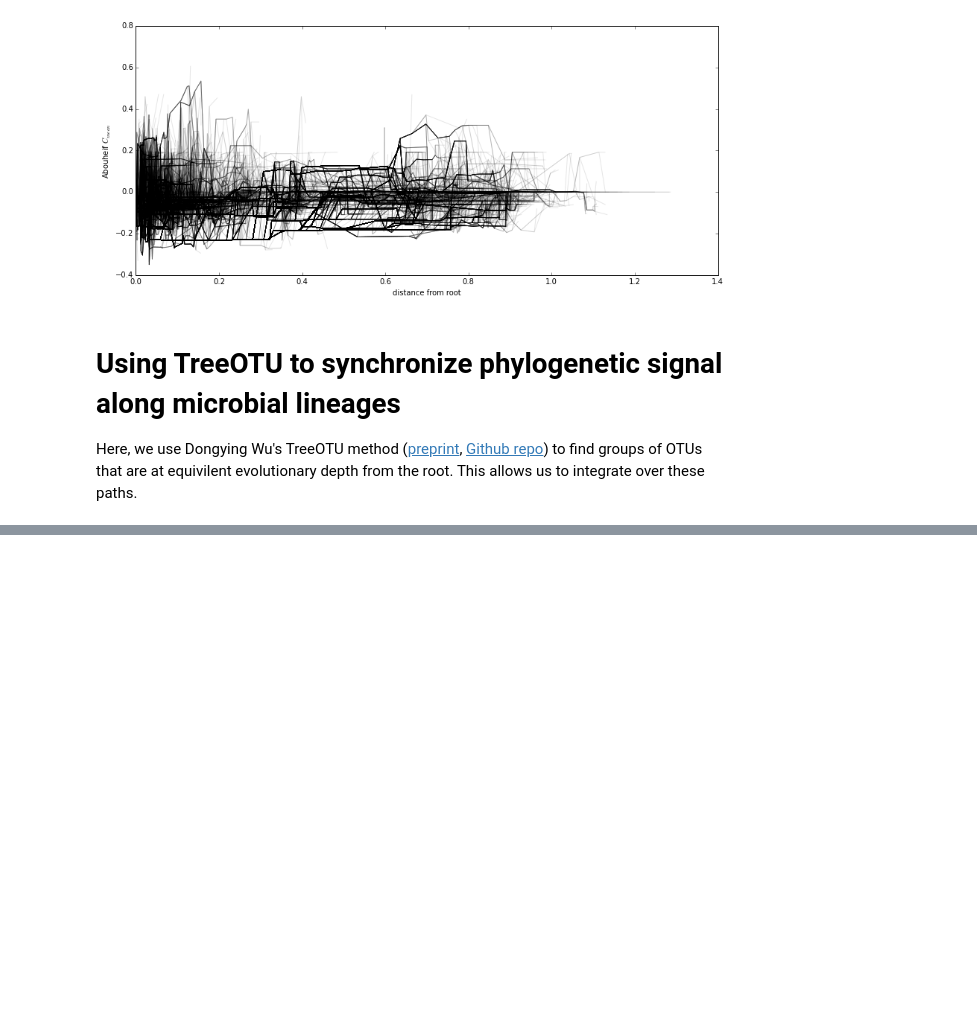
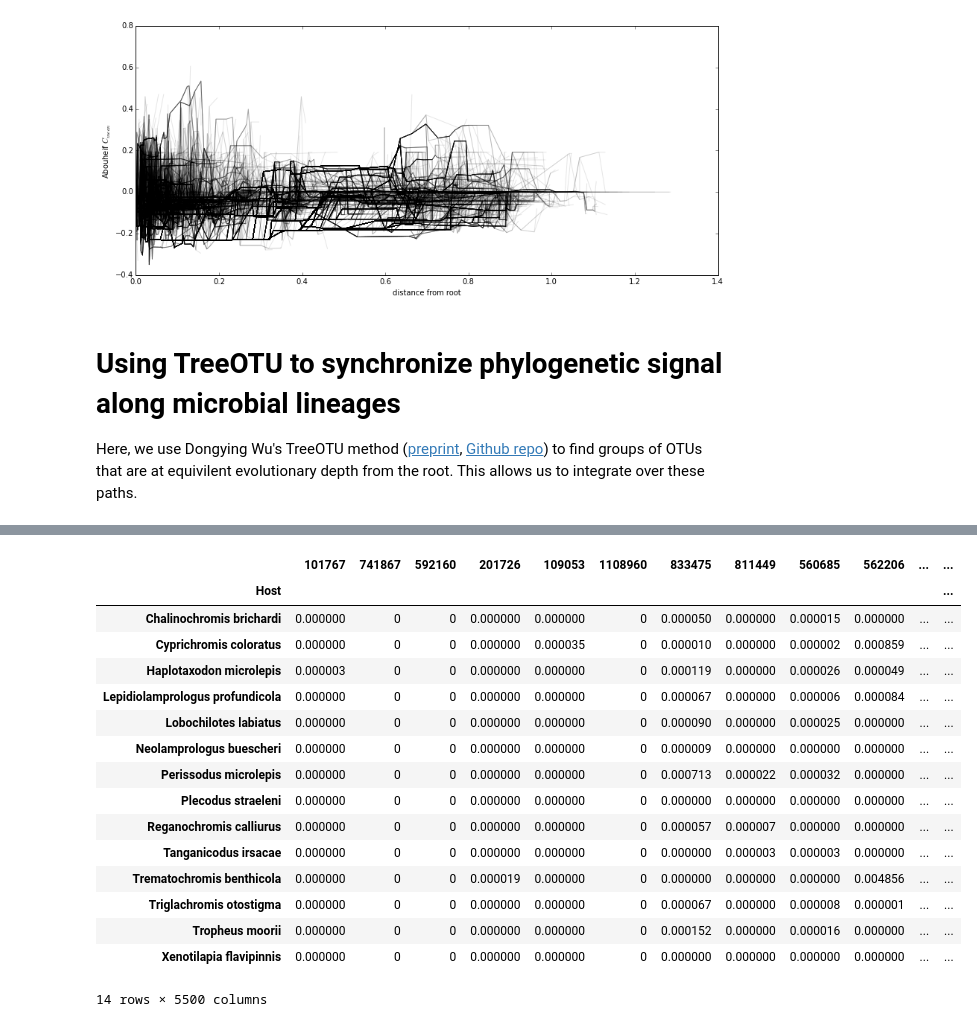
Before and after one commit to ryneches/fishpoo, a Jupyter notebook: fishpoo.ipynb, the cells around one changed output, grey strips where cells are left out. Drawn from its saved outputs; the diff is of its cells as text; code cells hidden in the pictures; blank space fills up the shorter version.

```diff
--- a/fishpoo.ipynb
+++ b/fishpoo.ipynb
@@ -1186,0 +1248,20 @@ array([ 0.    ,  0.1111,  0.2222,  0.3333,  0.4444,  0.5555,  0.6666,
+# %%
+merged_counts
+# %% [output]
+|  | 101767 | 741867 | 592160 | 201726 | 109053 | 1108960 | 833475 | 811449 | 560685 | 562206 | ... | ... |
+| Host |  |  |  |  |  |  |  |  |  |  |  | ... |
+| Chalinochromis brichardi | 0.000000 | 0 | 0 | 0.000000 | 0.000000 | 0 | 0.000050 | 0.000000 | 0.000015 | 0.000000 | ... | ... |
+| Cyprichromis coloratus | 0.000000 | 0 | 0 | 0.000000 | 0.000035 | 0 | 0.000010 | 0.000000 | 0.000002 | 0.000859 | ... | ... |
+| Haplotaxodon microlepis | 0.000003 | 0 | 0 | 0.000000 | 0.000000 | 0 | 0.000119 | 0.000000 | 0.000026 | 0.000049 | ... | ... |
+| Lepidiolamprologus profundicola | 0.000000 | 0 | 0 | 0.000000 | 0.000000 | 0 | 0.000067 | 0.000000 | 0.000006 | 0.000084 | ... | ... |
+| Lobochilotes labiatus | 0.000000 | 0 | 0 | 0.000000 | 0.000000 | 0 | 0.000090 | 0.000000 | 0.000025 | 0.000000 | ... | ... |
+| Neolamprologus buescheri | 0.000000 | 0 | 0 | 0.000000 | 0.000000 | 0 | 0.000009 | 0.000000 | 0.000000 | 0.000000 | ... | ... |
+| Perissodus microlepis | 0.000000 | 0 | 0 | 0.000000 | 0.000000 | 0 | 0.000713 | 0.000022 | 0.000032 | 0.000000 | ... | ... |
+| Plecodus straeleni | 0.000000 | 0 | 0 | 0.000000 | 0.000000 | 0 | 0.000000 | 0.000000 | 0.000000 | 0.000000 | ... | ... |
+| Reganochromis calliurus | 0.000000 | 0 | 0 | 0.000000 | 0.000000 | 0 | 0.000057 | 0.000007 | 0.000000 | 0.000000 | ... | ... |
+| Tanganicodus irsacae | 0.000000 | 0 | 0 | 0.000000 | 0.000000 | 0 | 0.000000 | 0.000003 | 0.000003 | 0.000000 | ... | ... |
+| Trematochromis benthicola | 0.000000 | 0 | 0 | 0.000019 | 0.000000 | 0 | 0.000000 | 0.000000 | 0.000000 | 0.004856 | ... | ... |
+| Triglachromis otostigma | 0.000000 | 0 | 0 | 0.000000 | 0.000000 | 0 | 0.000067 | 0.000000 | 0.000008 | 0.000001 | ... | ... |
+| Tropheus moorii | 0.000000 | 0 | 0 | 0.000000 | 0.000000 | 0 | 0.000152 | 0.000000 | 0.000016 | 0.000000 | ... | ... |
+| Xenotilapia flavipinnis | 0.000000 | 0 | 0 | 0.000000 | 0.000000 | 0 | 0.000000 | 0.000000 | 0.000000 | 0.000000 | ... | ... |
+14 rows × 5500 columns
```
Also changed, not shown: parts of 9 cells of this notebook, 1 other file.
